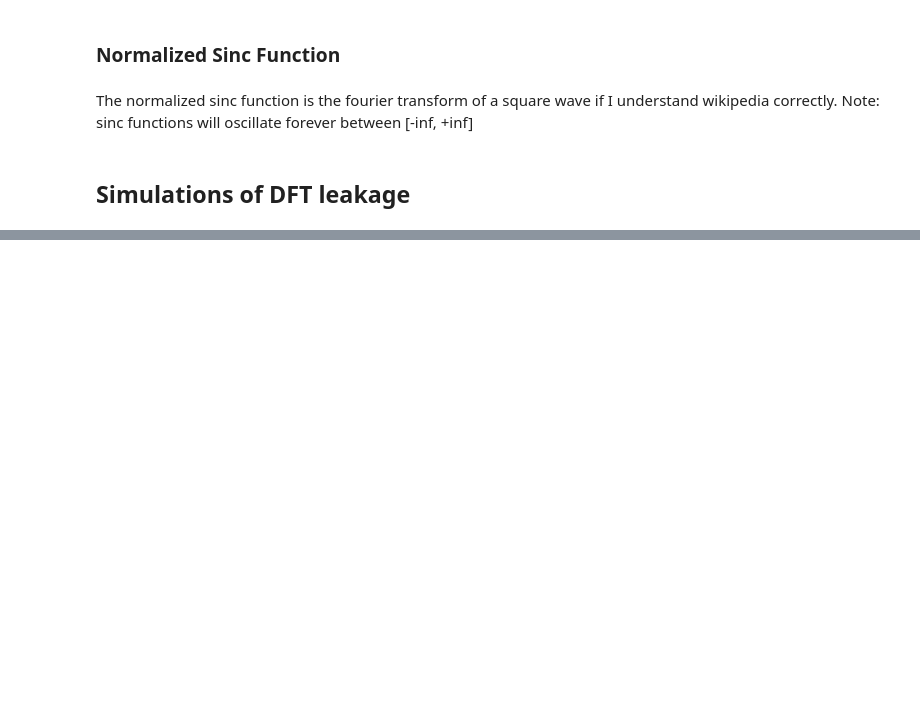
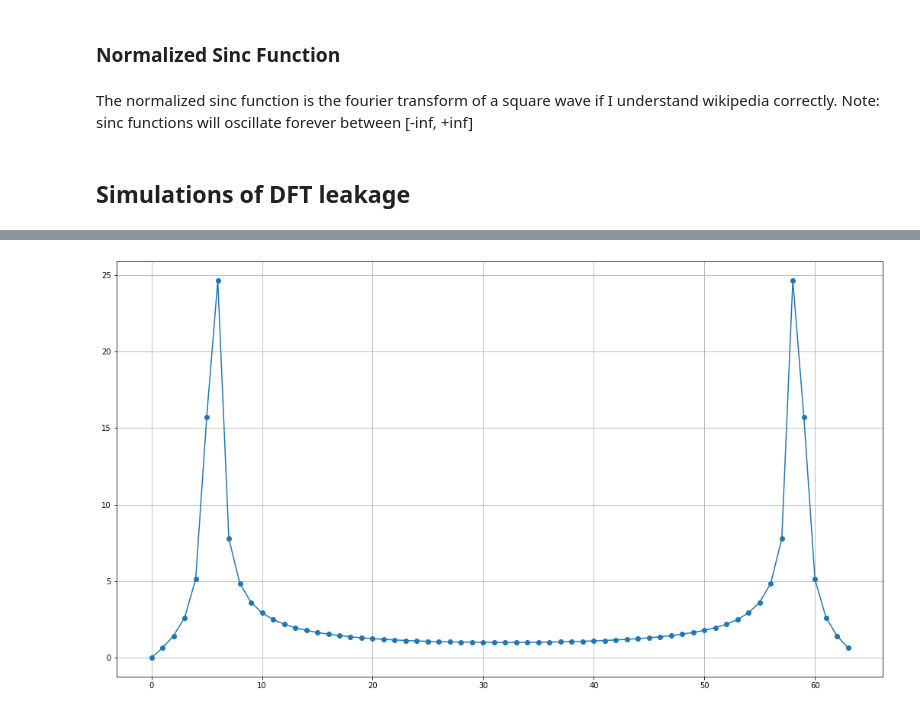
Before and after one commit to CodyRoberson/dsp, a Jupyter notebook: dsp.ipynb, the cells around one changed output, grey strips where cells are left out. Saved outputs shown, nothing was run; the diff lists cells and outputs as text; code cells hidden in the pictures; blank space fills up the shorter version.

```diff
--- a/dsp.ipynb
+++ b/dsp.ipynb
@@ -206,0 +202,7 @@ array([ 1.        ,  0.92147621,  0.69823682,  0.36534102, -0.02493069,
+# %%
+plt.figure(figsize=(18,10))
+plt.plot(abs(r[0:128]), "-o")
+plt.grid()
+plt.show()
+# %% [output]
+[figure, added]
```
Also changed, not shown: parts of 16 cells of this notebook.
